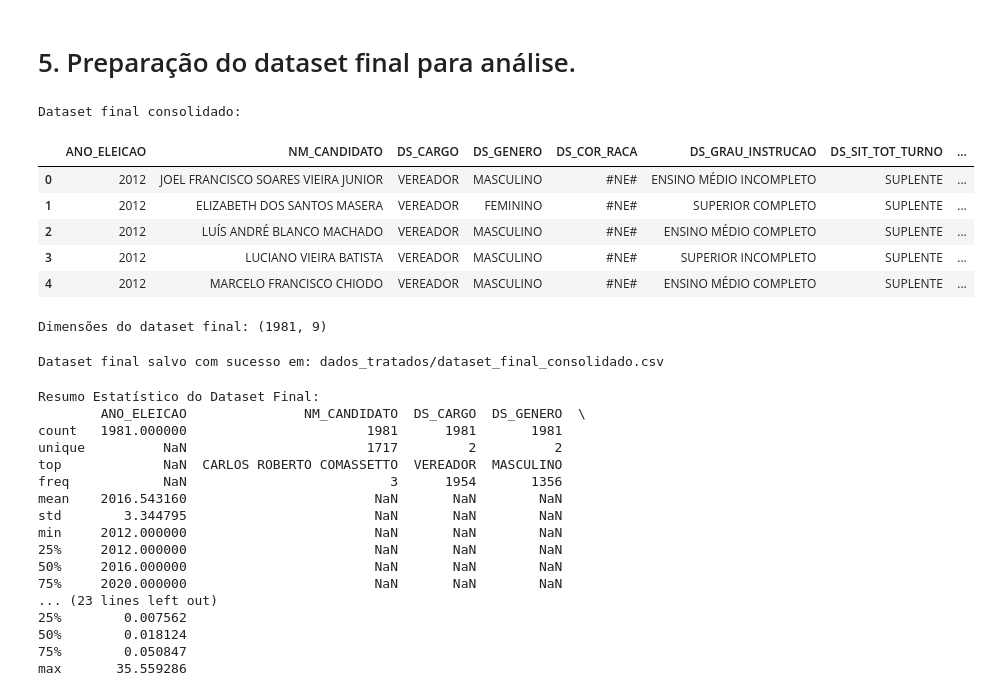
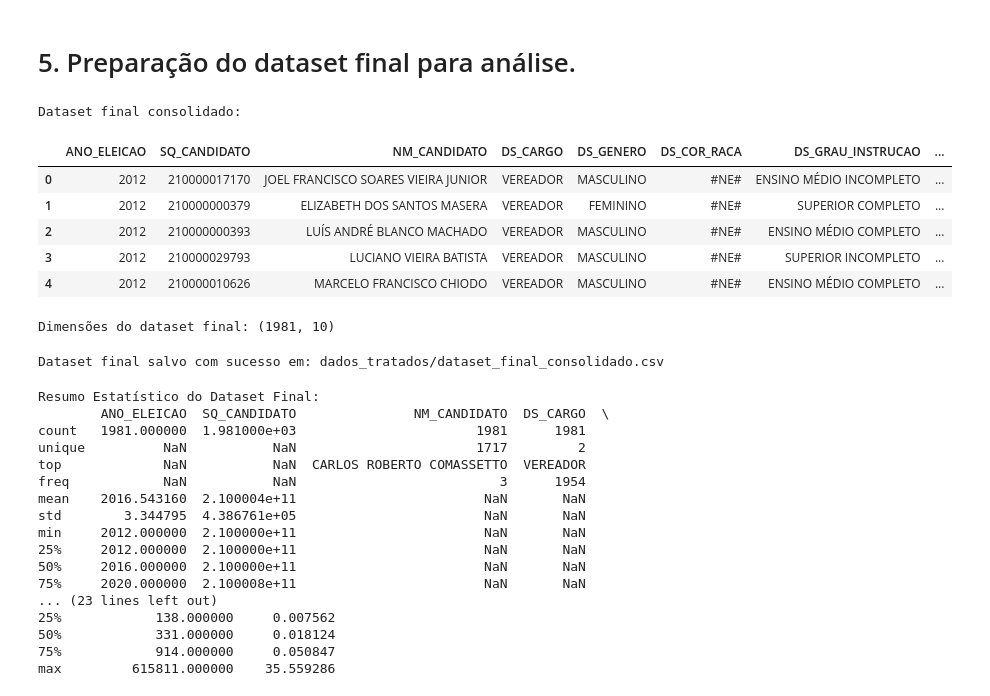
Before and after one commit to aliccestari/TF-coleta-dados, a Jupyter notebook: notebook_inicial.ipynb, the cells around one changed output. Saved outputs shown, nothing was run; the diff lists cells and outputs as text; code cells hidden in the pictures.

Commit message:
insercao de sq_candidato

```diff
--- a/notebook_inicial.ipynb
+++ b/notebook_inicial.ipynb
@@ -644,35 +644,36 @@ plt.show()
 # %%
 # Seleção das colunas relevantes para o dataset final
 colunas_finais = [
     "ANO_ELEICAO",         # Ano da eleição
+    "SQ_CANDIDATO",
     "NM_CANDIDATO",        # Nome do candidato
     "DS_CARGO",            # Cargo do candidato
     "DS_GENERO",           # Gênero do candidato
     "DS_COR_RACA",         # Cor/Raça do candidato
     "DS_GRAU_INSTRUCAO",   # Grau de instrução do candidato
     "DS_SIT_TOT_TURNO",    # Situação no turno
     "QT_VOTOS_NOMINAIS",   # Quantidade de votos nominais
     "PERC_VOTOS"           # Percentual de votos
 ]
 
 # Criando o dataset final
 dataset_final = cand_votos_total[colunas_finais]
 
 # Exibindo uma amostra do dataset final
 print("Dataset final consolidado:")
 display(dataset_final.head())
 
 # Verificando as dimensões
 print(f"Dimensões do dataset final: {dataset_final.shape}")
 # %% [output]
 Dataset final consolidado:
-|  | ANO_ELEICAO | NM_CANDIDATO | DS_CARGO | DS_GENERO | DS_COR_RACA | DS_GRAU_INSTRUCAO | DS_SIT_TOT_TURNO | ... |
-| 0 | 2012 | JOEL FRANCISCO SOARES VIEIRA JUNIOR | VEREADOR | MASCULINO | #NE# | ENSINO MÉDIO INCOMPLETO | SUPLENTE | ... |
-| 1 | 2012 | ELIZABETH DOS SANTOS MASERA | VEREADOR | FEMININO | #NE# | SUPERIOR COMPLETO | SUPLENTE | ... |
-| 2 | 2012 | LUÍS ANDRÉ BLANCO MACHADO | VEREADOR | MASCULINO | #NE# | ENSINO MÉDIO COMPLETO | SUPLENTE | ... |
-| 3 | 2012 | LUCIANO VIEIRA BATISTA | VEREADOR | MASCULINO | #NE# | SUPERIOR INCOMPLETO | SUPLENTE | ... |
-| 4 | 2012 | MARCELO FRANCISCO CHIODO | VEREADOR | MASCULINO | #NE# | ENSINO MÉDIO COMPLETO | SUPLENTE | ... |
+|  | ANO_ELEICAO | SQ_CANDIDATO | NM_CANDIDATO | DS_CARGO | DS_GENERO | DS_COR_RACA | DS_GRAU_INSTRUCAO | ... |
+| 0 | 2012 | 210000017170 | JOEL FRANCISCO SOARES VIEIRA JUNIOR | VEREADOR | MASCULINO | #NE# | ENSINO MÉDIO INCOMPLETO | ... |
+| 1 | 2012 | 210000000379 | ELIZABETH DOS SANTOS MASERA | VEREADOR | FEMININO | #NE# | SUPERIOR COMPLETO | ... |
+| 2 | 2012 | 210000000393 | LUÍS ANDRÉ BLANCO MACHADO | VEREADOR | MASCULINO | #NE# | ENSINO MÉDIO COMPLETO | ... |
+| 3 | 2012 | 210000029793 | LUCIANO VIEIRA BATISTA | VEREADOR | MASCULINO | #NE# | SUPERIOR INCOMPLETO | ... |
+| 4 | 2012 | 210000010626 | MARCELO FRANCISCO CHIODO | VEREADOR | MASCULINO | #NE# | ENSINO MÉDIO COMPLETO | ... |
-Dimensões do dataset final: (1981, 9)
+Dimensões do dataset final: (1981, 10)
 # %%
 # Salvando o dataset final como um CSV
 output_path = "dados_tratados/dataset_final_consolidado.csv"
@@ -686,19 +687,19 @@ print("Resumo Estatístico do Dataset Final:")
 print(dataset_final.describe(include="all"))
 # %% [output]
 Resumo Estatístico do Dataset Final:
-        ANO_ELEICAO               NM_CANDIDATO  DS_CARGO  DS_GENERO  \
-count   1981.000000                       1981      1981       1981
-unique          NaN                       1717         2          2
-top             NaN  CARLOS ROBERTO COMASSETTO  VEREADOR  MASCULINO
-freq            NaN                          3      1954       1356
-mean    2016.543160                        NaN       NaN        NaN
-std        3.344795                        NaN       NaN        NaN
-min     2012.000000                        NaN       NaN        NaN
-25%     2012.000000                        NaN       NaN        NaN
-50%     2016.000000                        NaN       NaN        NaN
-75%     2020.000000                        NaN       NaN        NaN
+        ANO_ELEICAO  SQ_CANDIDATO               NM_CANDIDATO  DS_CARGO  \
+count   1981.000000  1.981000e+03                       1981      1981
+unique          NaN           NaN                       1717         2
+top             NaN           NaN  CARLOS ROBERTO COMASSETTO  VEREADOR
+freq            NaN           NaN                          3      1954
+mean    2016.543160  2.100004e+11                        NaN       NaN
+std        3.344795  4.386761e+05                        NaN       NaN
+min     2012.000000  2.100000e+11                        NaN       NaN
+25%     2012.000000  2.100000e+11                        NaN       NaN
+50%     2016.000000  2.100000e+11                        NaN       NaN
+75%     2020.000000  2.100008e+11                        NaN       NaN
 ... (23 lines left out)
-25%        0.007562
-50%        0.018124
-75%        0.050847
-max       35.559286
+25%            138.000000     0.007562
+50%            331.000000     0.018124
+75%            914.000000     0.050847
+max         615811.000000    35.559286
```
Also changed, not shown: 1 other file.
